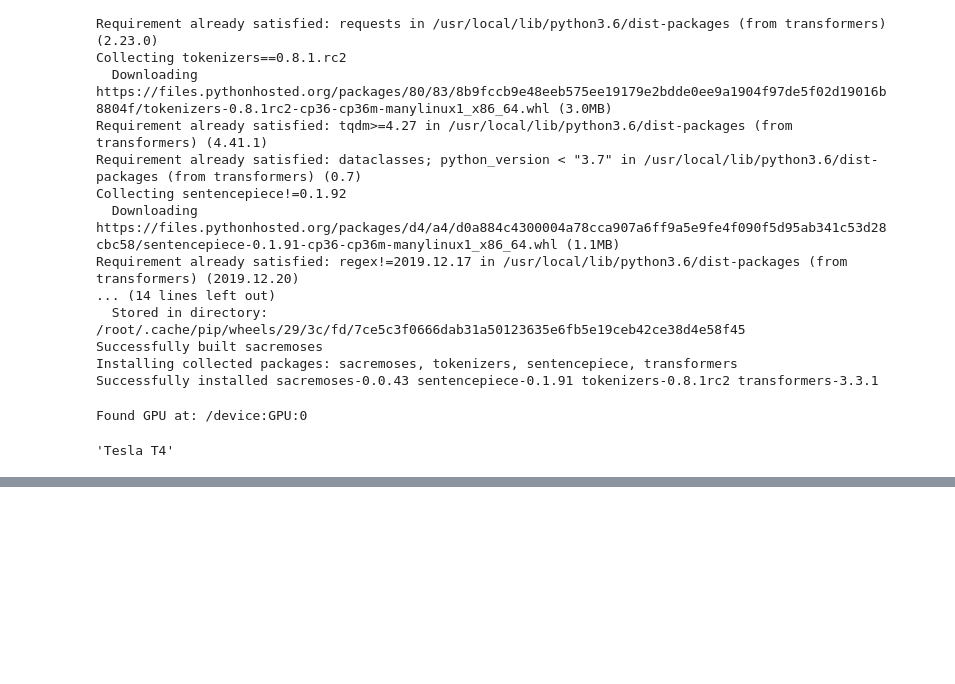
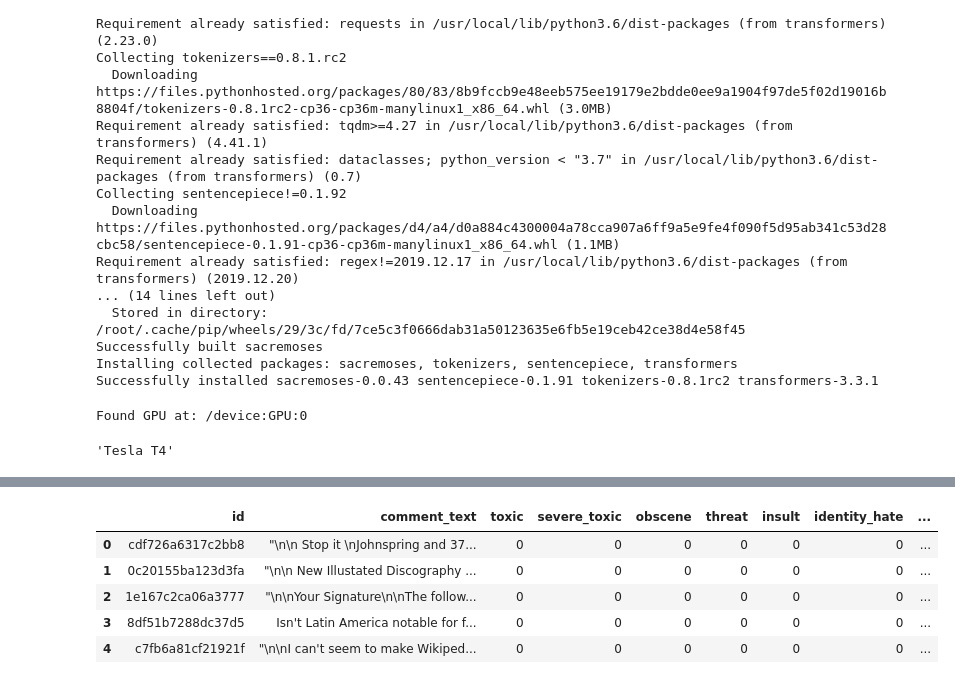
Before and after one commit to dwu926/Problem-Management-UI, a Jupyter notebook: MultiLabel_Bert_XLNet.ipynb, the cells around one changed output, grey strips where cells are left out. Saved outputs shown, nothing was run; the diff lists cells and outputs as text; code cells hidden in the pictures; blank space fills up the shorter version.

```diff
--- a/MultiLabel_Bert_XLNet.ipynb
+++ b/MultiLabel_Bert_XLNet.ipynb
@@ -51,0 +56,3 @@ torch.cuda.get_device_name(0)
+# %%
+df = pd.read_csv('train.csv') #jigsaw-toxic-comment-classification-challenge
+df.head()
@@ -51,0 +79,7 @@ torch.cuda.get_device_name(0)
+# %%
+cols = df.columns
+label_cols = list(cols[2:])
+num_labels = len(label_cols)
+print('Label columns: ', label_cols)
+print('Count of 1 per label: \n', df[label_cols].sum(), '\n') # Label counts, may need to downsample or upsample
+print('Count of 0 per label: \n', df[label_cols].eq(0).sum())
@@ -51,0 +105,11 @@ torch.cuda.get_device_name(0)
+# %%
+df = df.sample(frac=1).reset_index(drop=True) #shuffle rows
+df['one_hot_labels'] = list(df[label_cols].values)
+df.head()
+# %% [output]
+|  | id | comment_text | toxic | severe_toxic | obscene | threat | insult | identity_hate | ... |
+| 0 | cdf726a6317c2bb8 | "\n\n Stop it \nJohnspring and 37... | 0 | 0 | 0 | 0 | 0 | 0 | ... |
+| 1 | 0c20155ba123d3fa | "\n\n New Illustated Discography ... | 0 | 0 | 0 | 0 | 0 | 0 | ... |
+| 2 | 1e167c2ca06a3777 | "\n\nYour Signature\n\nThe follow... | 0 | 0 | 0 | 0 | 0 | 0 | ... |
+| 3 | 8df51b7288dc37d5 | Isn't Latin America notable for f... | 0 | 0 | 0 | 0 | 0 | 0 | ... |
+| 4 | c7fb6a81cf21921f | "\n\nI can't seem to make Wikiped... | 0 | 0 | 0 | 0 | 0 | 0 | ... |
```
Also changed, not shown: parts of 19 cells of this notebook.
